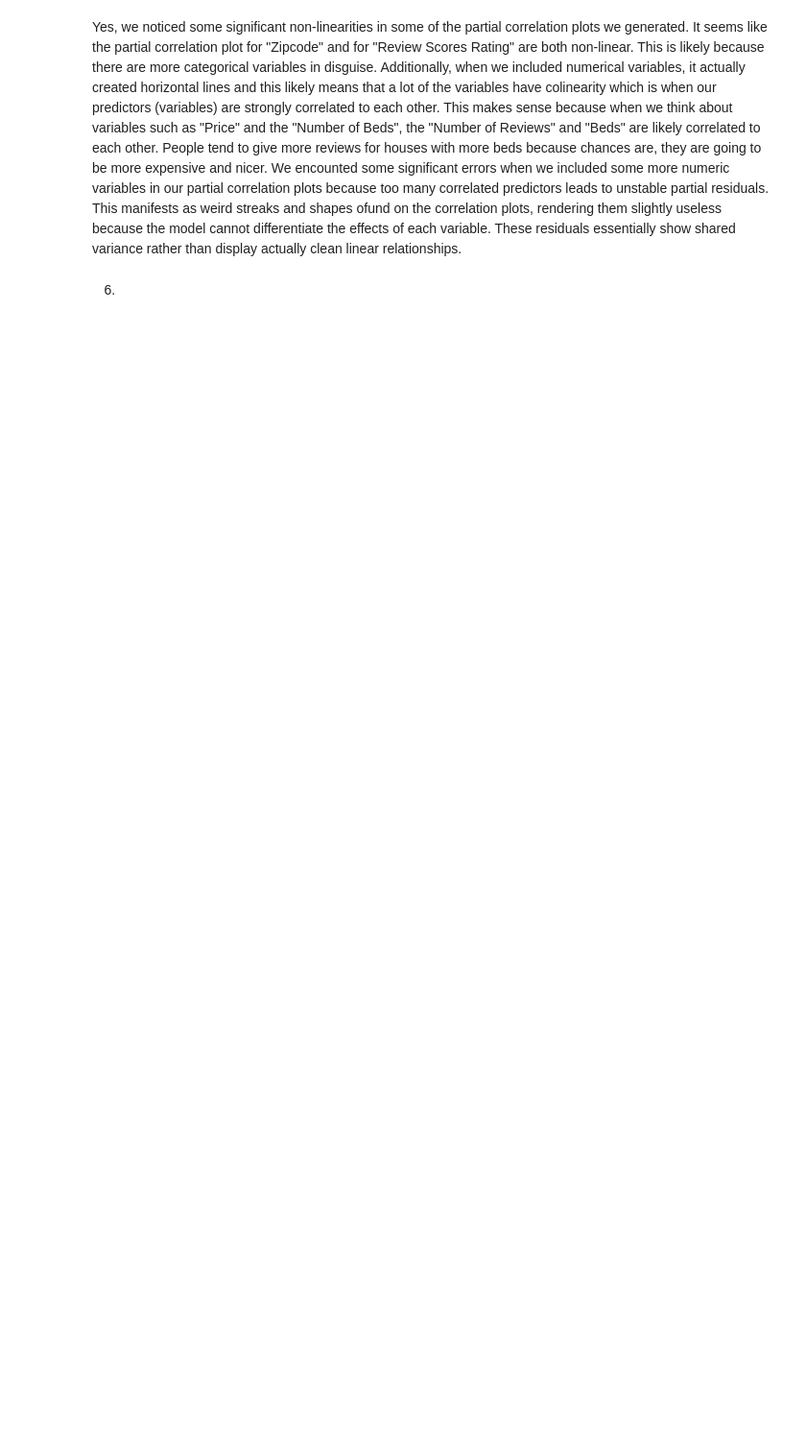
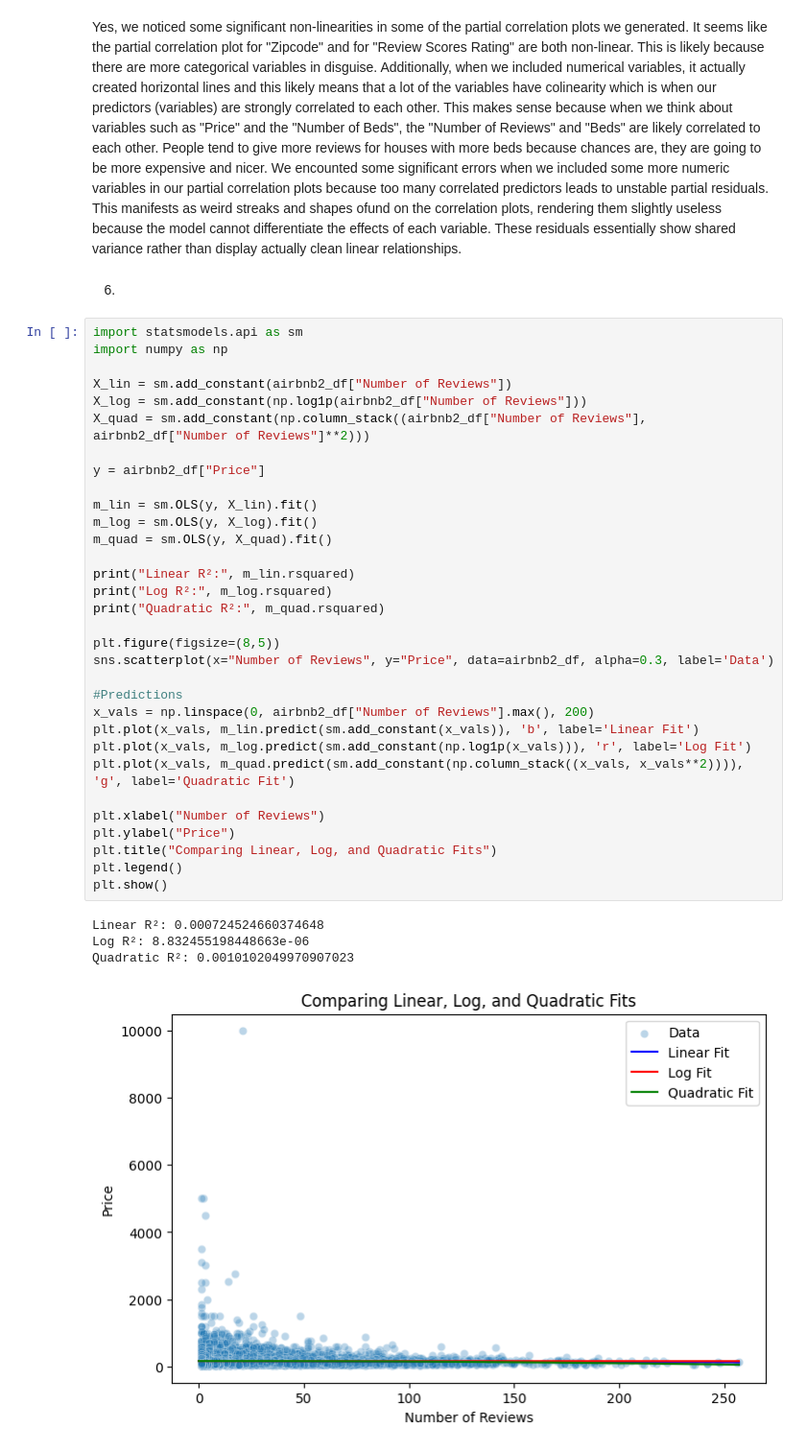
Before and after one commit to mchen899923/lab_hedonic_pricing, a Jupyter notebook: lab_notebook.ipynb, the cells around one changed output. Shown: that part at 96% size. Drawn from its saved outputs; the diff is of its cells as text; blank space fills up the shorter version.

```diff
--- a/lab_notebook.ipynb
+++ b/lab_notebook.ipynb
@@ -417,3 +417,40 @@ for var in numeric_vars_model:
 Yes, we noticed some significant non-linearities in some of the partial correlation plots we generated. It seems like the partial correlation plot for "Zipcode" and for "Review Scores Rating" are both non-linear. This is likely because there are more categorical variables in disguise. Additionally, when we included numerical variables, it actually created horizontal lines and this likely means that a lot of the variables have colinearity which is when our predictors (variables) are strongly correlated to each other. This makes sense because when we think about variables such as "Price" and the "Number of Beds", the "Number of Reviews" and "Beds" are likely correlated to each other. People tend to give more reviews for houses with more beds because chances are, they are going to be more expensive and nicer. We encounted some significant errors when we included some more numeric variables in our partial correlation plots because too many correlated predictors leads to unstable partial residuals. This manifests as weird streaks and shapes ofund on the correlation plots, rendering them slightly useless because the model cannot differentiate the effects of each variable. These residuals essentially show shared variance rather than display actually clean linear relationships.
 # %% [markdown]
 6.
+# %%
+import statsmodels.api as sm
+import numpy as np
+
+X_lin = sm.add_constant(airbnb2_df["Number of Reviews"])
+X_log = sm.add_constant(np.log1p(airbnb2_df["Number of Reviews"]))
+X_quad = sm.add_constant(np.column_stack((airbnb2_df["Number of Reviews"], airbnb2_df["Number of Reviews"]**2)))
+
+y = airbnb2_df["Price"]
+
+m_lin = sm.OLS(y, X_lin).fit()
+m_log = sm.OLS(y, X_log).fit()
+m_quad = sm.OLS(y, X_quad).fit()
+
+print("Linear R²:", m_lin.rsquared)
+print("Log R²:", m_log.rsquared)
+print("Quadratic R²:", m_quad.rsquared)
+
+plt.figure(figsize=(8,5))
+sns.scatterplot(x="Number of Reviews", y="Price", data=airbnb2_df, alpha=0.3, label='Data')
+
+#Predictions
+x_vals = np.linspace(0, airbnb2_df["Number of Reviews"].max(), 200)
+plt.plot(x_vals, m_lin.predict(sm.add_constant(x_vals)), 'b', label='Linear Fit')
+plt.plot(x_vals, m_log.predict(sm.add_constant(np.log1p(x_vals))), 'r', label='Log Fit')
+plt.plot(x_vals, m_quad.predict(sm.add_constant(np.column_stack((x_vals, x_vals**2)))), 'g', label='Quadratic Fit')
+
+plt.xlabel("Number of Reviews")
+plt.ylabel("Price")
+plt.title("Comparing Linear, Log, and Quadratic Fits")
+plt.legend()
+plt.show()
+# %% [output]
+Linear R²: 0.000724524660374648
+Log R²: 8.832455198448663e-06
+Quadratic R²: 0.0010102049970907023
+[figure, added]
```
Also changed, not shown: parts of 8 cells of this notebook.
